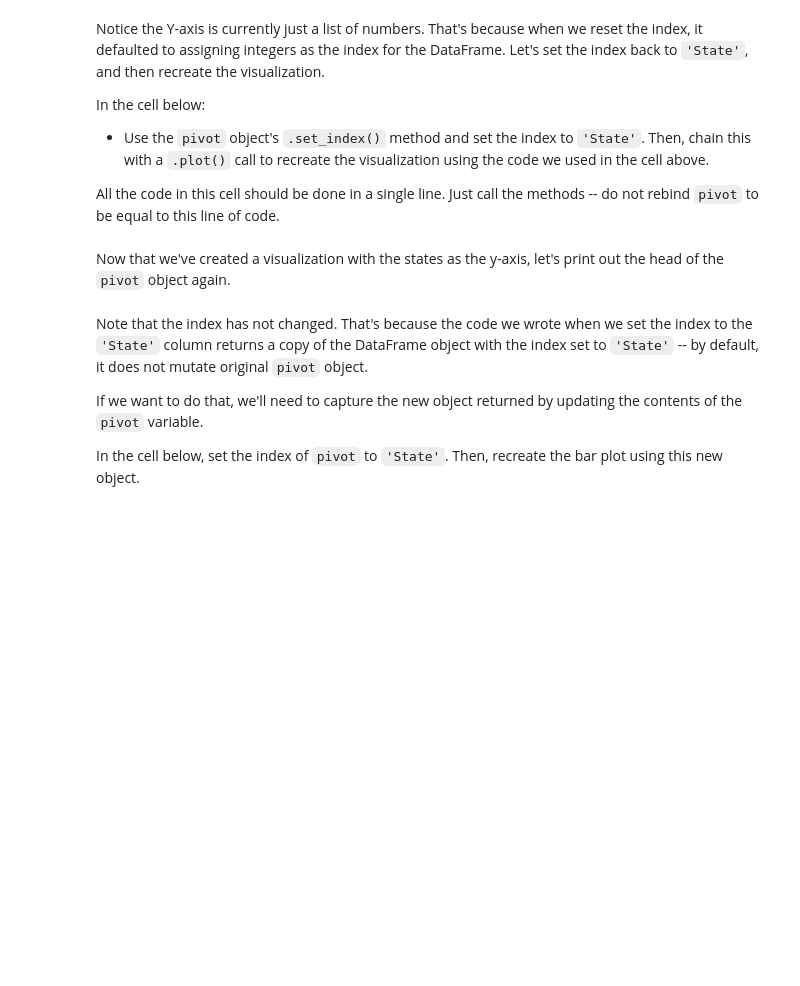
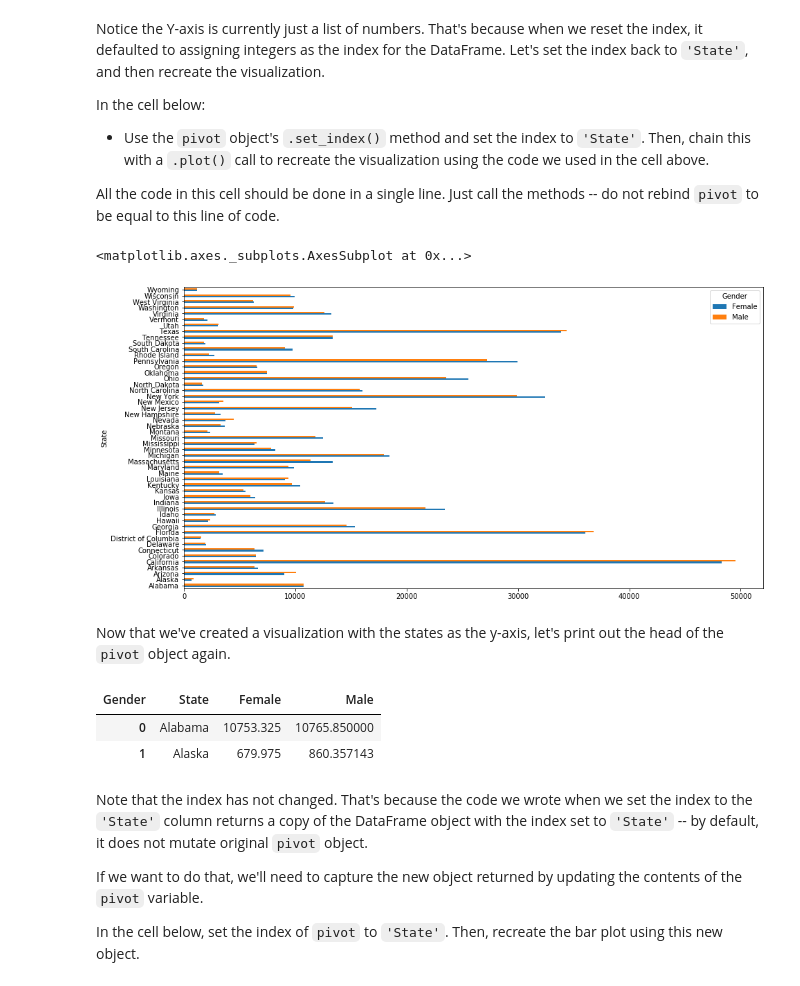
Before and after one commit to learn-co-curriculum/dsc-pivot-tables-pandas-lab, a Jupyter notebook: index.ipynb, the cells around one changed output. Cells and saved outputs as stored; diff of their text form; code cells hidden in the pictures; blank space fills up the shorter version.

```diff
--- a/index.ipynb
+++ b/index.ipynb
@@ -213,12 +431,32 @@ All the code in this cell should be done in a single line.  Just call the method
 # This is populated by the DataFrame's index.
 # When we used the .reset_index() method, we created a new numbered index to name each row.
 # Let's fix that by making state the index again.
+# %%
+# __SOLUTION__
+# Where's the states?! Notice the y-axis is just a list of numbers.
+# This is populated by the DataFrame's index.
+# When we used the .reset_index() method, we created a new numbered index to name each row.
+# Let's fix that by making state the index again.
+pivot.set_index('State').plot(kind='barh', figsize=(15,8))
+# %% [output]
+<matplotlib.axes._subplots.AxesSubplot at 0x...>
+[figure, added]
 # %% [markdown]
 Now that we've created a visualization with the states as the y-axis, let's print out the head of the `pivot` object again.
 # %%
 # Also notice that if we call the DataFrame pivot again, state is not it's index.
 # The above method returned a DataFrame with State as index and we plotted it,
 # but it did not update the DataFrame itself.
+# %%
+# __SOLUTION__
+# Also notice that if we call the DataFrame pivot again, state is not it's index.
+# The above method returned a DataFrame with State as index and we plotted it,
+# but it did not update the DataFrame itself.
+pivot.head(2)
+# %% [output]
+| Gender | State | Female | Male |
+| 0 | Alabama | 10753.325 | 10765.850000 |
+| 1 | Alaska | 679.975 | 860.357143 |
 # %% [markdown]
 Note that the index has not changed.  That's because the code we wrote when we set the index to the `'State'` column returns a copy of the DataFrame object with the index set to `'State'` -- by default, it does not mutate original `pivot` object.
 
```
Also changed, not shown: parts of 32 cells of this notebook, 1 other file.
